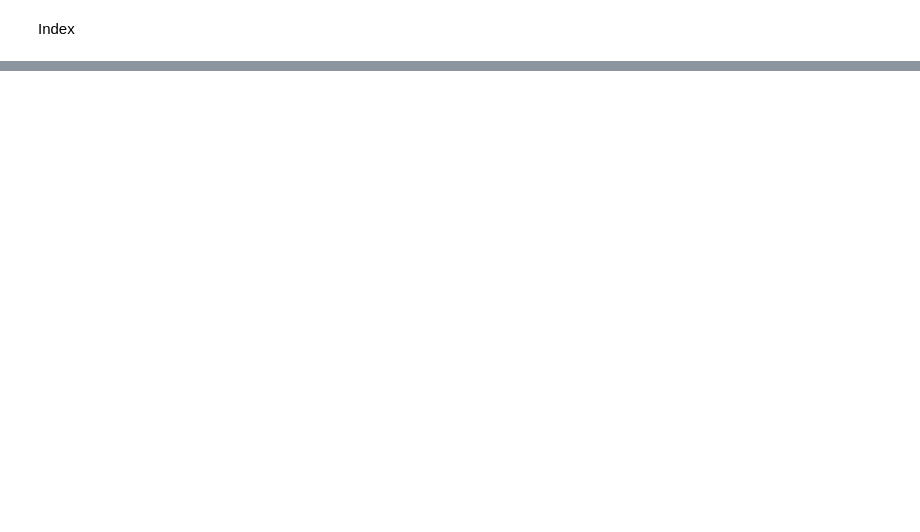
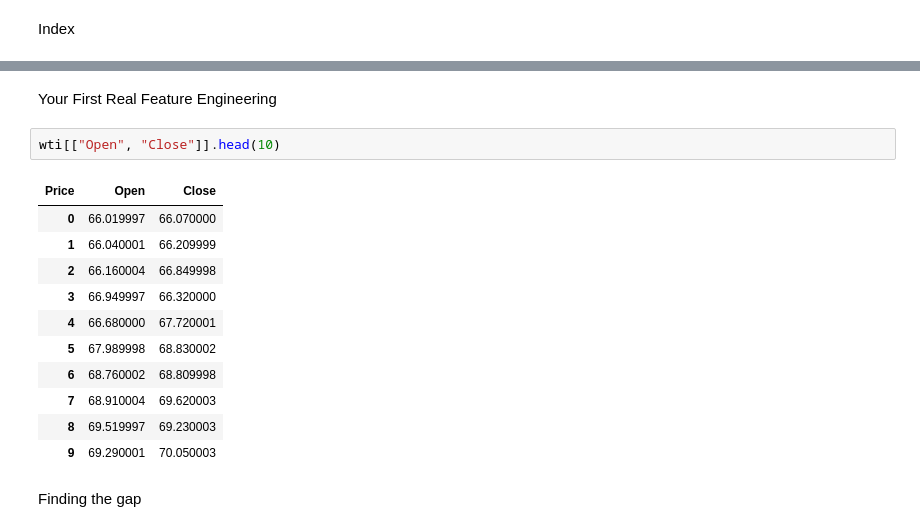
Before and after one commit to farzanekram07/oil-price-trend-analysis, a Jupyter notebook: 01_yahoo_finance_data_loading.ipynb, the cells around one changed output, grey strips where cells are left out. Cells and saved outputs as stored; diff of their text form; blank space fills up the shorter version.

Commit message:
add feature engineering

```diff
--- a/01_yahoo_finance_data_loading.ipynb
+++ b/01_yahoo_finance_data_loading.ipynb
@@ -184,0 +186,18 @@ wti.head()
+# %% [markdown]
+Your First Real Feature Engineering
+# %%
+wti[["Open", "Close"]].head(10)
+# %% [output]
+| Price | Open | Close |
+| 0 | 66.019997 | 66.070000 |
+| 1 | 66.040001 | 66.209999 |
+| 2 | 66.160004 | 66.849998 |
+| 3 | 66.949997 | 66.320000 |
+| 4 | 66.680000 | 67.720001 |
+| 5 | 67.989998 | 68.830002 |
+| 6 | 68.760002 | 68.809998 |
+| 7 | 68.910004 | 69.620003 |
+| 8 | 69.519997 | 69.230003 |
+| 9 | 69.290001 | 70.050003 |
+# %% [markdown]
+Finding the gap
```
Also changed, not shown: parts of 14 cells of this notebook.
